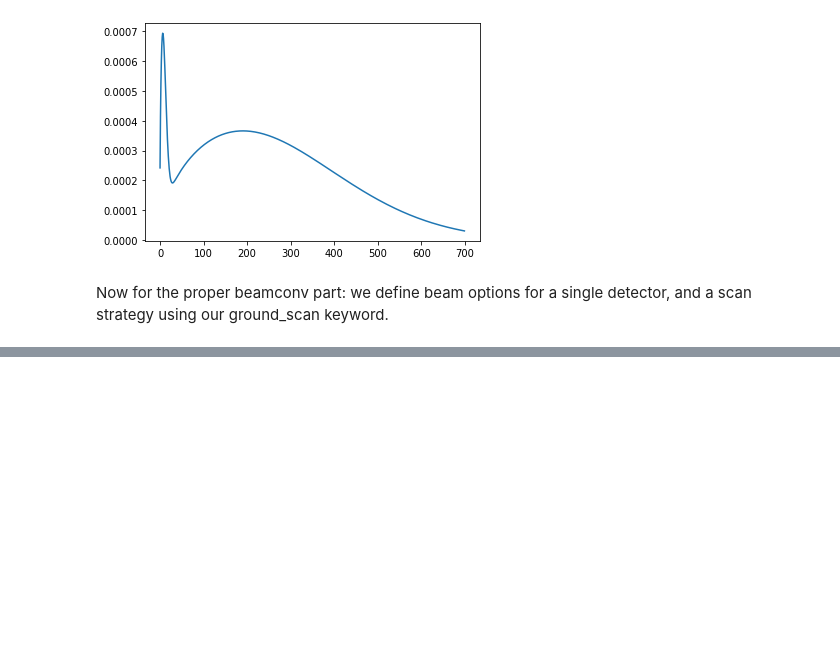
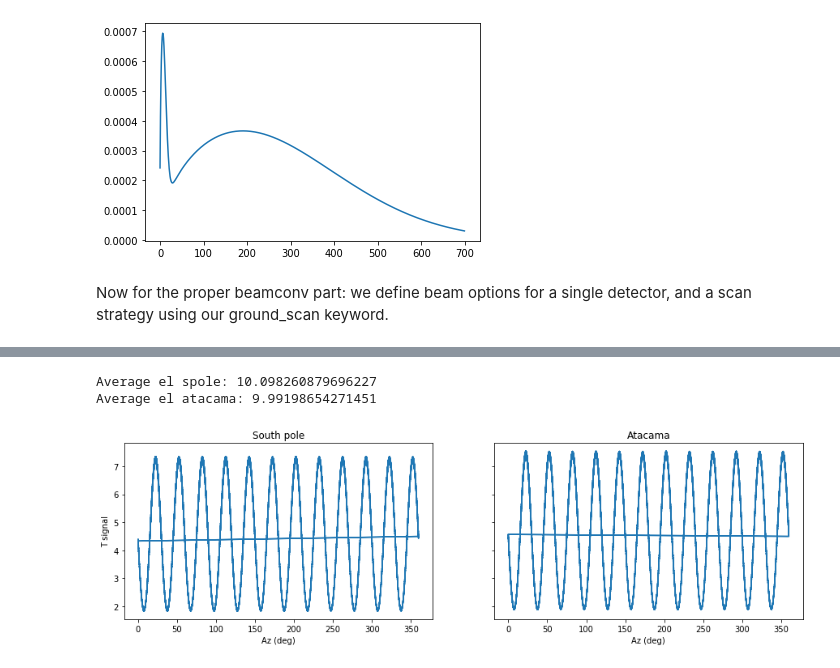
Before and after one commit to AdriJD/beamconv, a Jupyter notebook: notebooks/ground_ssn_scan.ipynb, the cells around one changed output, grey strips where cells are left out. Saved outputs shown, nothing was run; the diff lists cells and outputs as text; code cells hidden in the pictures; blank space fills up the shorter version.

```diff
--- a/notebooks/ground_ssn_scan.ipynb
+++ b/notebooks/ground_ssn_scan.ipynb
@@ -177,0 +146,18 @@ hp.cartview(masked_map, lonra=[10, 90], latra=[10,30])
+# %%
+az_pole, el_pole = hp.pix2ang(nside, spole_pix, lonlat=True)
+az_ata, el_ata = hp.pix2ang(nside, sata_pix, lonlat=True)
+fig, ax= plt.subplots(1,2, sharey='all', figsize=(15,4))
+ax[0].plot(az_pole, spole_tod)
+ax[1].plot(az_ata, sata_tod)
+ax[0].set_ylabel('T signal')
+ax[0].set_xlabel('Az (deg)')
+ax[1].set_xlabel('Az (deg)')
+ax[0].set_title('South pole')
+ax[1].set_title('Atacama')
+
+print('Average el spole: {}'.format(np.average(el_pole)))
+print('Average el atacama: {}'.format(np.average(el_ata)))
+# %% [output]
+Average el spole: 10.098260879696227
+Average el atacama: 9.99198654271451
+[figure, added]
```
Also changed, not shown: parts of 5 cells of this notebook.
